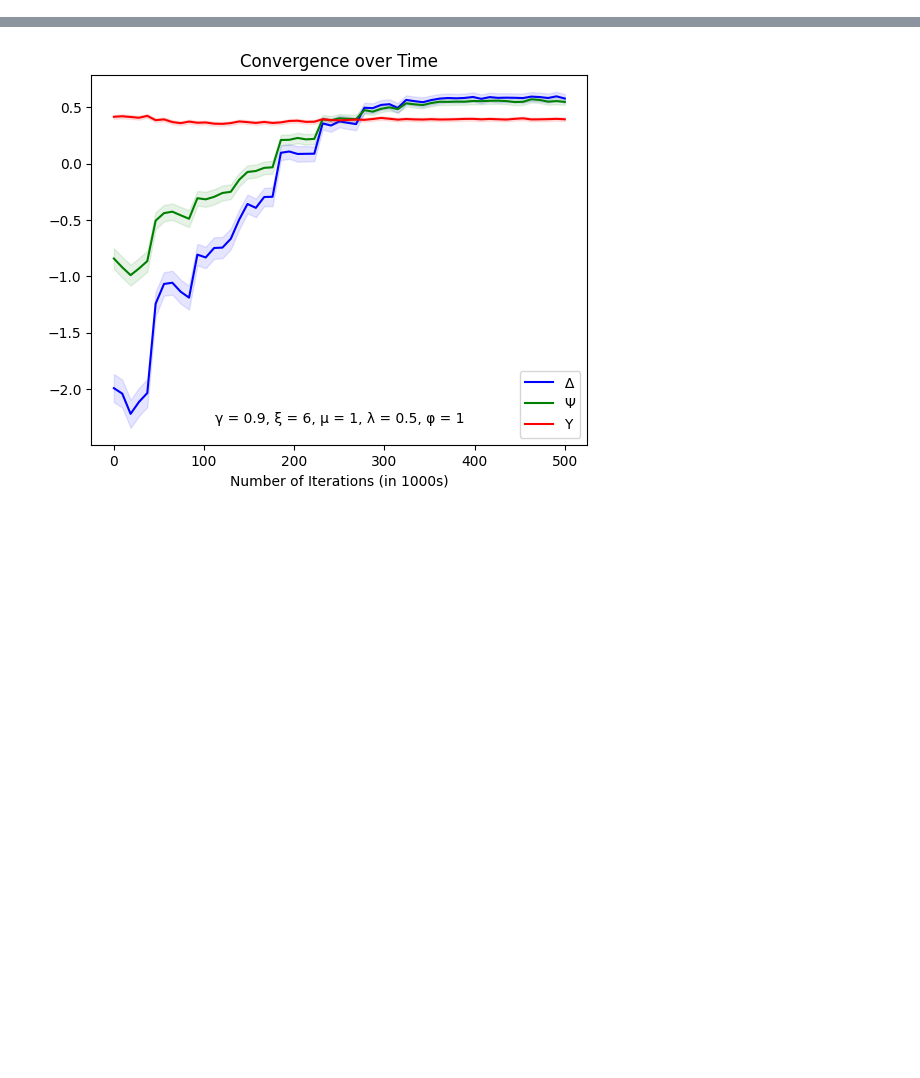
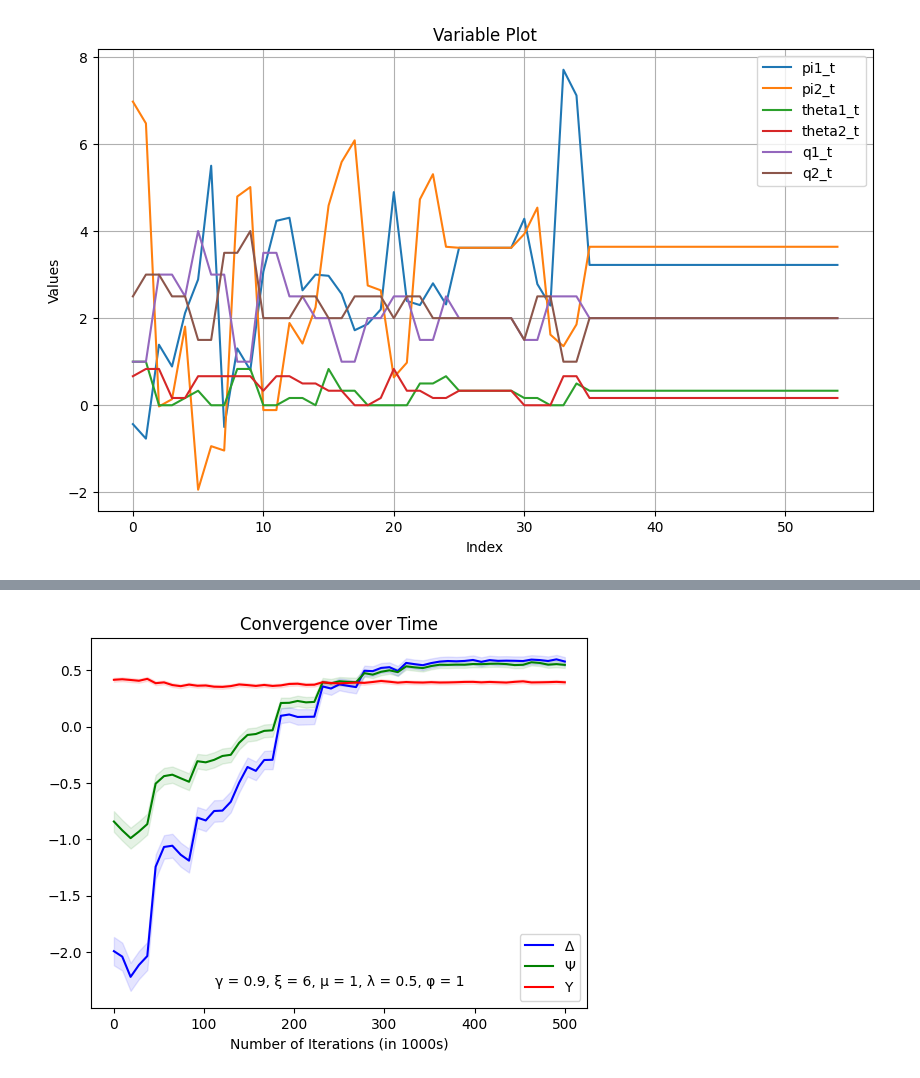
Before and after one commit to WouterBant/Algorithmic-Collusion-an-Experimental-Study, a Jupyter notebook: src/runs/other.ipynb, the cells around one changed output, grey strips where cells are left out. Cells and saved outputs as stored; diff of their text form; code cells hidden in the pictures; blank space fills up the shorter version.

```diff
--- a/src/runs/other.ipynb
+++ b/src/runs/other.ipynb
@@ -43,3 +76,22 @@ pi1_L, pi2_L, theta1_L, theta2_L, q1_L, q2_L, pi1_t, pi2_t, theta1_t, theta2_t,
+# %%
+import matplotlib.pyplot as plt
+
+# Plotting
+plt.figure(figsize=(10, 6))
+plt.plot(pi1_t, label='pi1_t')
+plt.plot(pi2_t, label='pi2_t')
+plt.plot(theta1_t, label='theta1_t')
+plt.plot(theta2_t, label='theta2_t')
+plt.plot(q1_t, label='q1_t')
+plt.plot(q2_t, label='q2_t')
+plt.xlabel('Index')
+plt.ylabel('Values')
+plt.title('Variable Plot')
+plt.legend()
+plt.grid(True)
+plt.show()
+# %% [output]
+[figure, added]
 # %%
 visualize_last_L(pi1_L, pi2_L, theta1_L, theta2_L, q1_L, q2_L)
 # %% [output]
```
Also changed, not shown: parts of 13 cells of this notebook, 4 other files.
